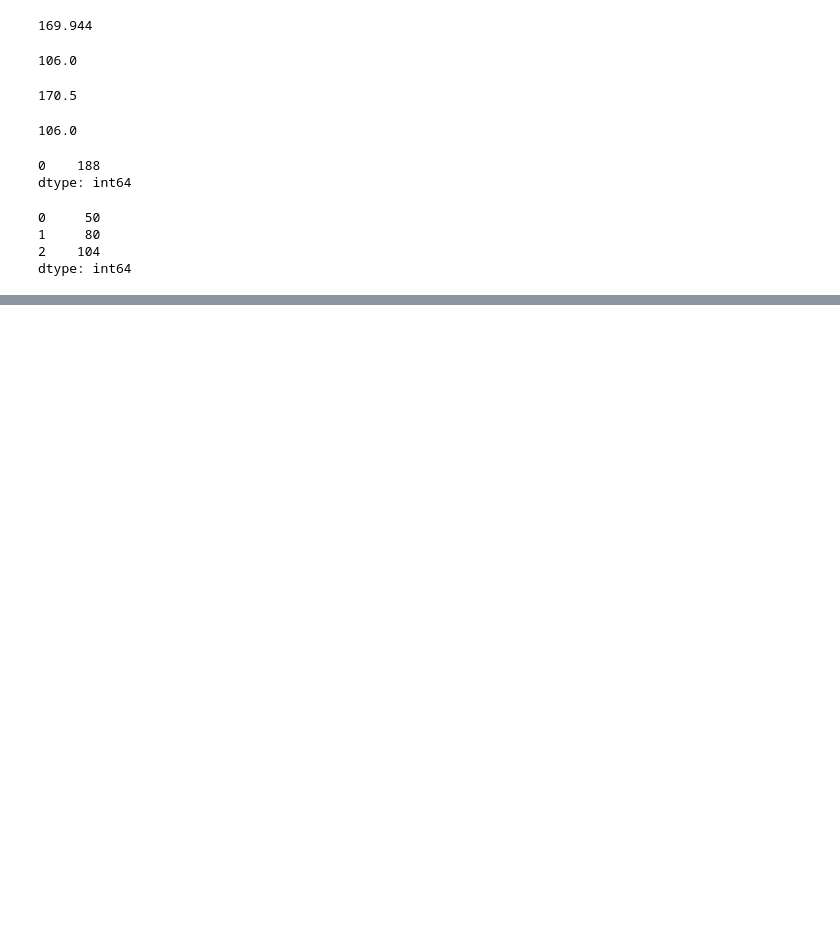
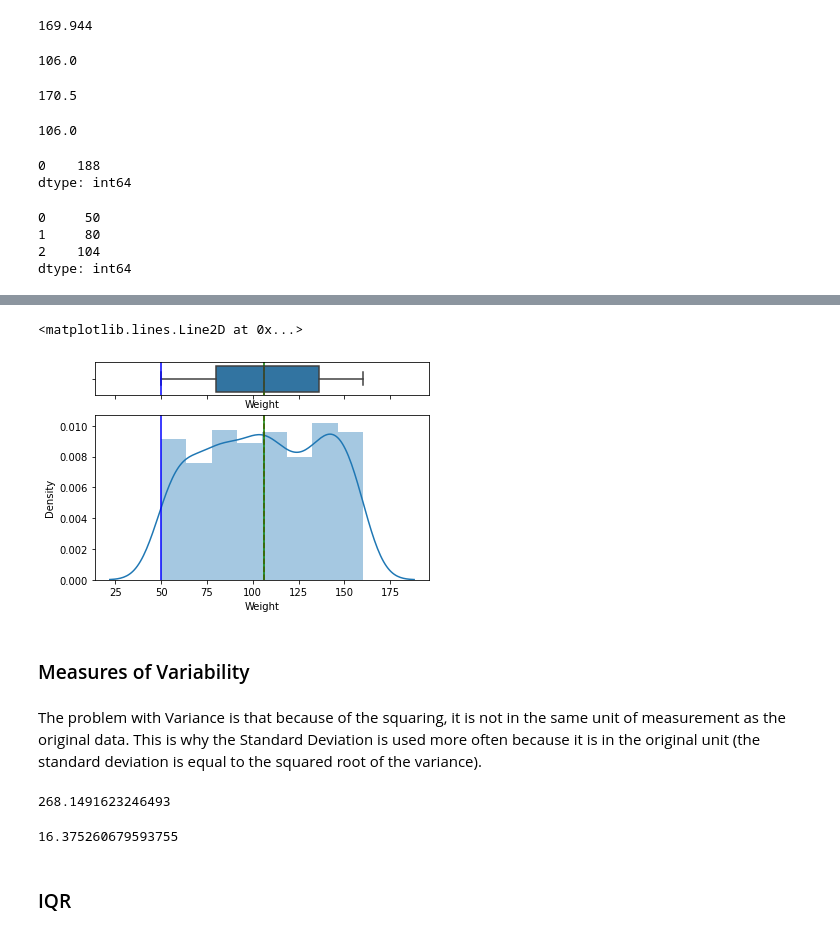
Before and after one commit to Nix-code/statistics-for-data-science, a Jupyter notebook: Introduction to statistics.ipynb, the cells around one changed output, grey strips where cells are left out. Cells and saved outputs as stored; diff of their text form; code cells hidden in the pictures; blank space fills up the shorter version.

```diff
--- a/Introduction to statistics.ipynb
+++ b/Introduction to statistics.ipynb
@@ -50,0 +74,32 @@ dtype: int64
+# %%
+f, (ax_box, ax_hist) = plt.subplots(2, sharex=True, gridspec_kw = {'height_ratios': (0.2, 1)})
+mean = df['Weight'].mean()
+median = df['Weight'].median()
+mode = df['Weight'].mode().to_numpy()[0]
+
+sns.boxplot(df['Weight'], ax = ax_box)
+ax_box.axvline(mean, color = 'r', linestyle = '--')
+ax_box.axvline(median, color = 'g',linestyle = '-')
+ax_box.axvline(mode, color = 'b',linestyle = '-')
+
+sns.distplot(df["Weight"], ax=ax_hist)
+ax_hist.axvline(mean, color='r',linestyle = '--')
+ax_hist.axvline(median, color='g', linestyle='-')
+ax_hist.axvline(mode, color='b', linestyle='-')
+# %% [output]
+<matplotlib.lines.Line2D at 0x...>
+[figure, added]
+# %% [markdown]
+### Measures of Variability
+# %% [markdown]
+The problem with Variance is that because of the squaring, it is not in the same unit of measurement as the original data. This is why the Standard Deviation is used more often because it is in the original unit (the standard deviation is equal to the squared root of the variance).
+# %%
+df.Height.var()
+# %% [output]
+268.1491623246493
+# %%
+df.Height.std()
+# %% [output]
+16.375260679593755
+# %% [markdown]
+### IQR
```
Also changed, not shown: parts of 13 cells of this notebook.
